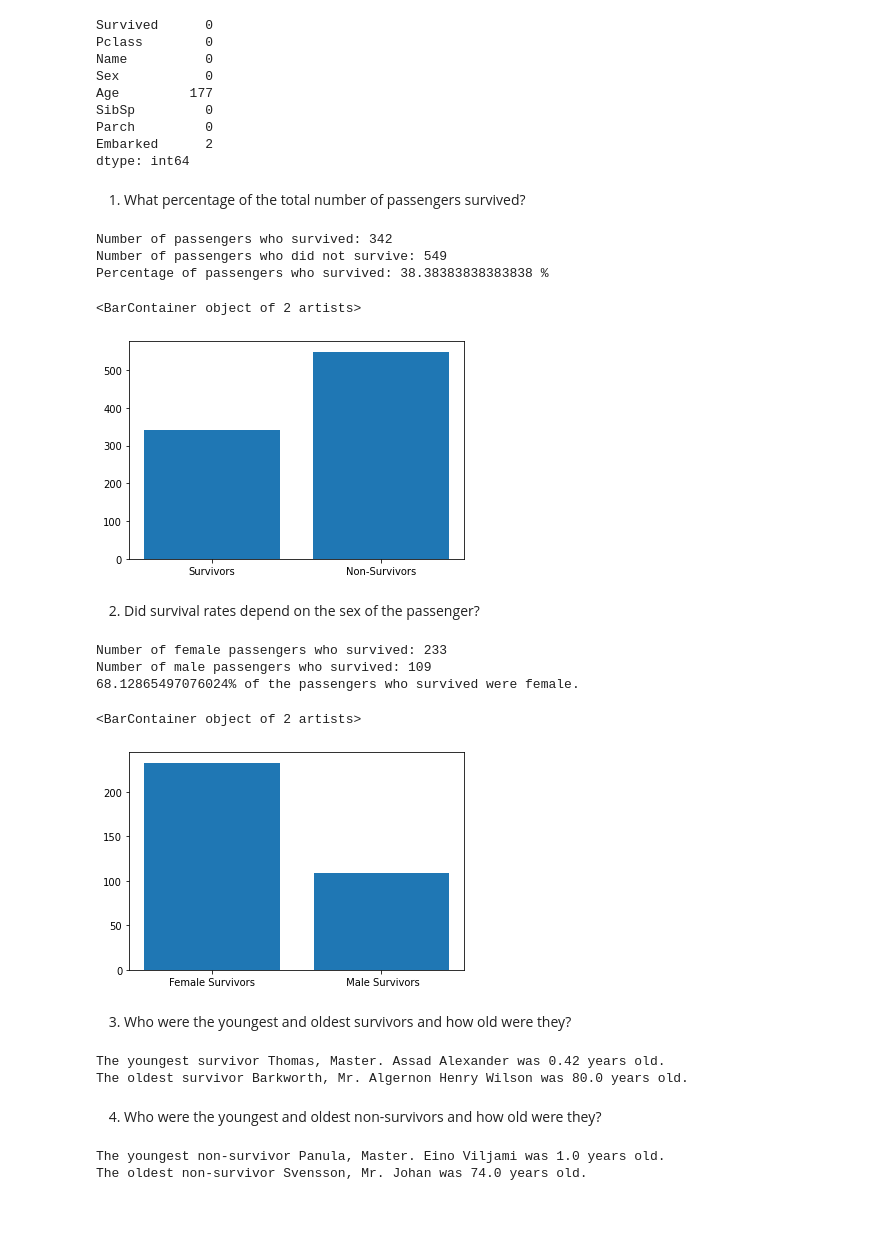
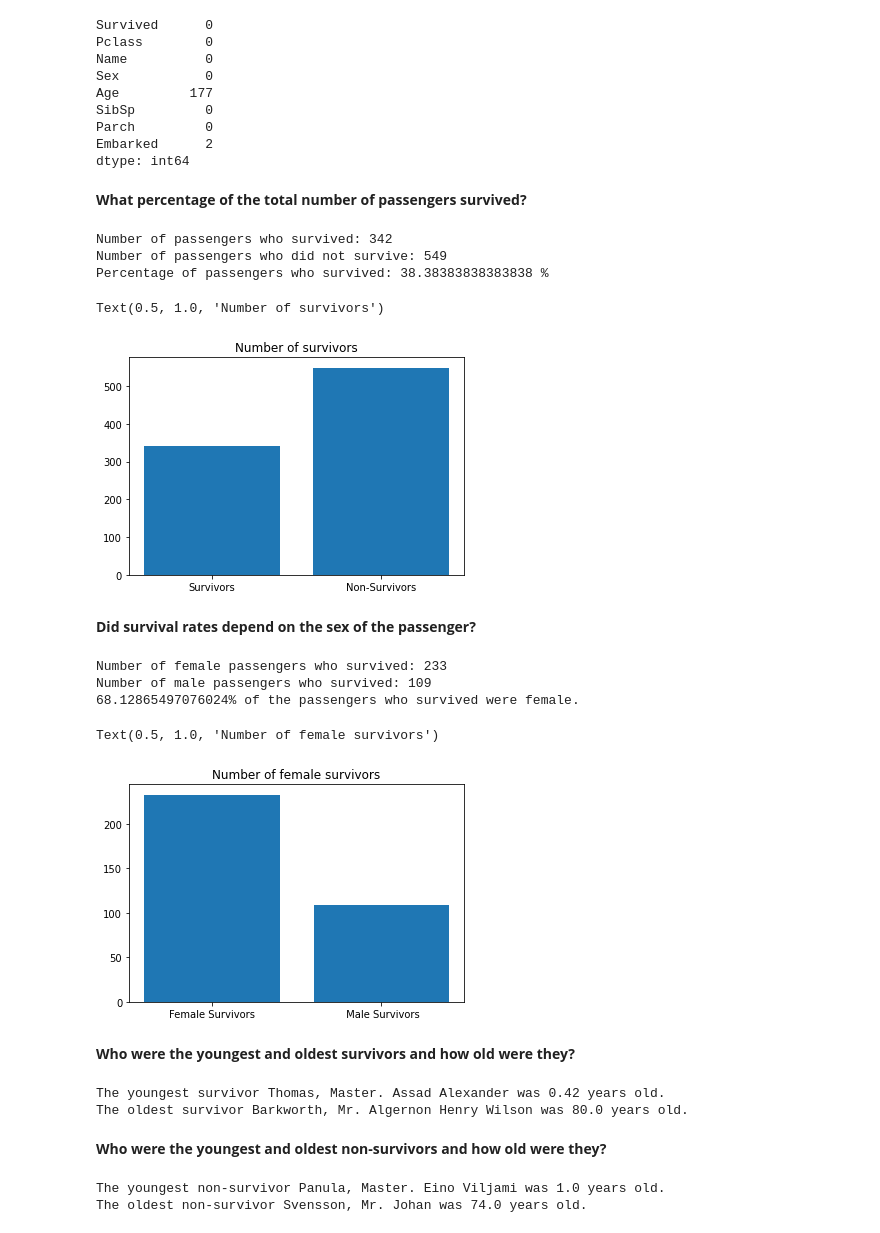
Before and after one commit to Abinaya-J/Udacity_Intro_to_Data_Analysis, a Jupyter notebook: Project_1_Titanic_Data.ipynb, the cells around one changed output. Drawn from its saved outputs; the diff is of its cells as text; code cells hidden in the pictures.

```diff
--- a/Project_1_Titanic_Data.ipynb
+++ b/Project_1_Titanic_Data.ipynb
@@ -116,7 +116,7 @@ Parch         0
 Embarked      2
 dtype: int64
 # %% [markdown]
-1. What percentage of the total number of passengers survived?
+**What percentage of the total number of passengers survived?**
 # %%
 survived = titanic_df_new['Survived']== True
 non_survived = titanic_df_new['Survived']== False
@@ -133,12 +133,13 @@ Percentage of passengers who survived: 38.38383838383838 %
 # %%
 names=['Survivors','Non-Survivors']
 values=[survived.sum(),non_survived.sum()]
 plt.bar(names,values)
+plt.title('Number of survivors')
 # %% [output]
-<BarContainer object of 2 artists>
+Text(0.5, 1.0, 'Number of survivors')
-[figure, old version]
+[figure, new version]
 # %% [markdown]
- 2. Did survival rates depend on the sex of the passenger?
+**Did survival rates depend on the sex of the passenger?**
 # %%
 female_survived = titanic_df_new[survived]['Sex']=='female'
 male_survived = titanic_df_new[survived]['Sex']=='male'
@@ -156,11 +157,12 @@ Number of male passengers who survived: 109
 names=['Female Survivors',' Male Survivors']
 values=[female_survived.sum(),male_survived.sum()]
 plt.bar(names,values)
+plt.title('Number of female survivors')
 # %% [output]
-<BarContainer object of 2 artists>
+Text(0.5, 1.0, 'Number of female survivors')
-[figure, old version]
+[figure, new version]
 # %% [markdown]
-3.   Who were the youngest and oldest survivors and how old were they?
+**Who were the youngest and oldest survivors and how old were they?**
 # %%
 missing_age_data = pd.isnull(titanic_df_new['Age'])
 youngest_survivor = titanic_df_new[survived]['Age'].argmin()
@@ -176,7 +178,7 @@ print('The oldest survivor {} was {} years old.'.format(oldest_survivor_name,old
 The youngest survivor Thomas, Master. Assad Alexander was 0.42 years old.
 The oldest survivor Barkworth, Mr. Algernon Henry Wilson was 80.0 years old.
 # %% [markdown]
-4.  Who were the youngest and oldest non-survivors and how old were they?
+**Who were the youngest and oldest non-survivors and how old were they?**
 # %%
 youngest_non_survivor = titanic_df_new[non_survived]['Age'].argmin()
 youngest_non_survivor_name = titanic_df_new[non_survived].iloc[youngest_non_survivor]['Name']
```
Also changed, not shown: parts of 29 cells of this notebook.
